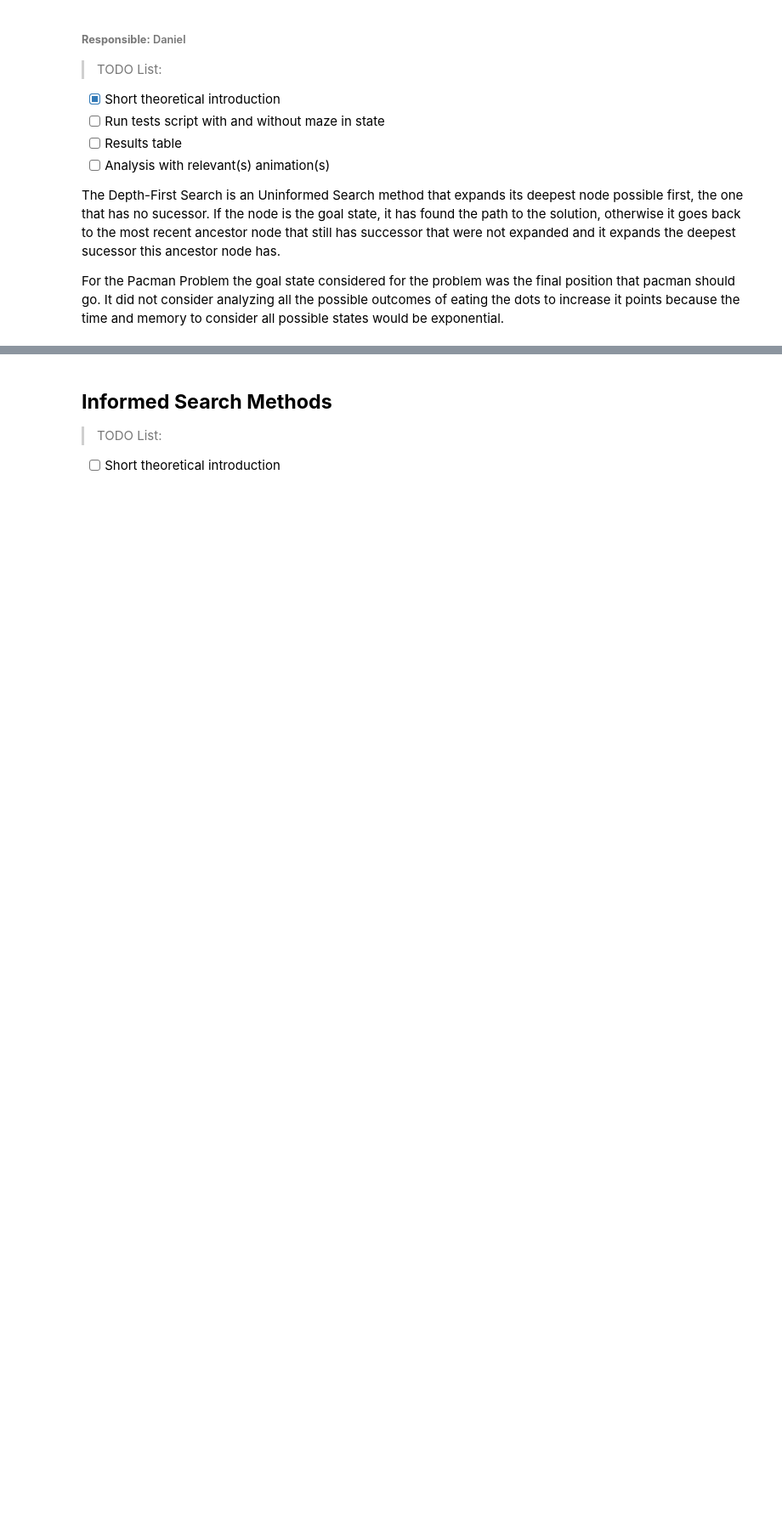
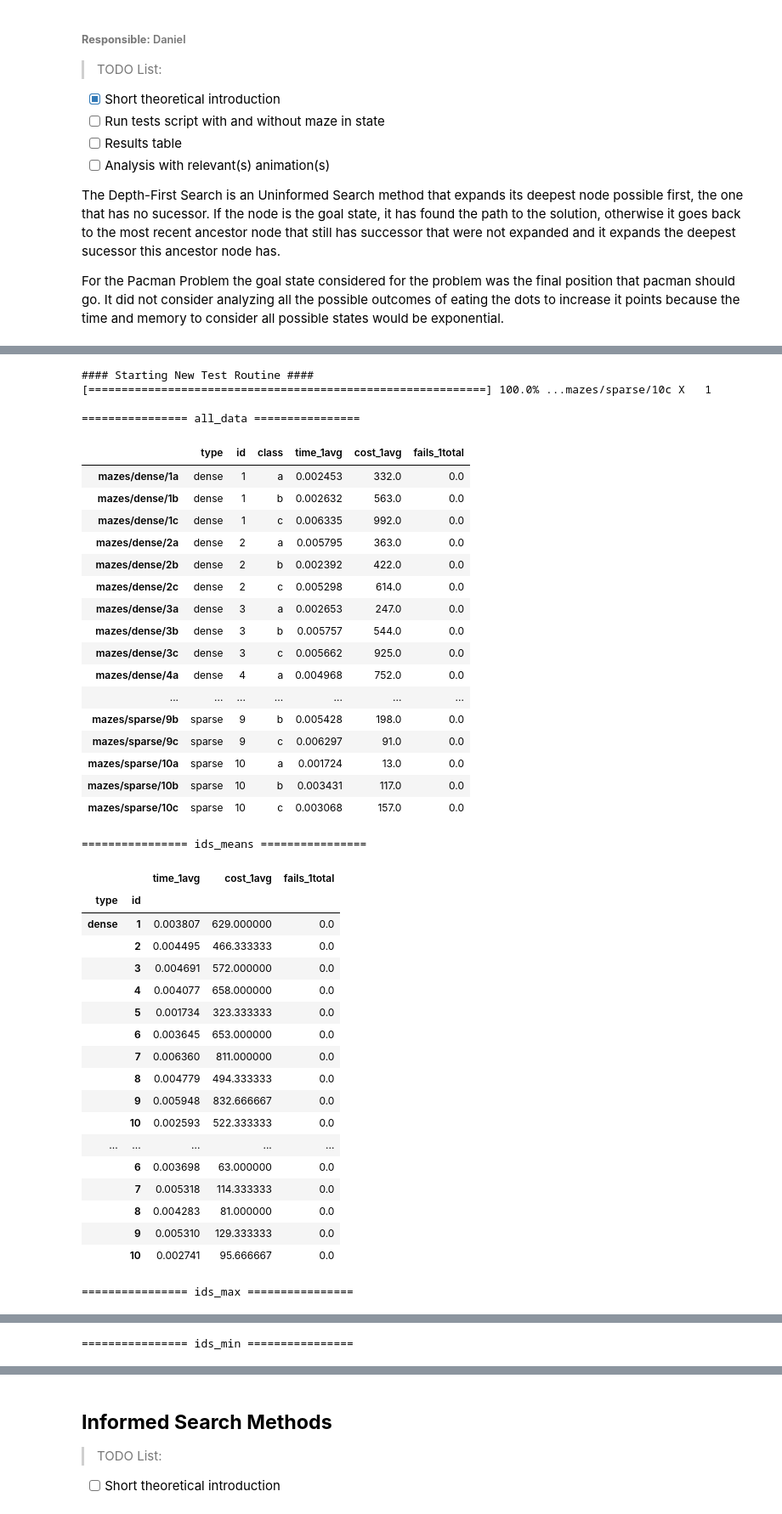
Before and after one commit to VFerrari/IntroductionToAI, a Jupyter notebook: project1.ipynb, the cells around one changed output, grey strips where cells are left out. Shown at 85% size. Cells and saved outputs as stored; diff of their text form; code cells hidden in the pictures; blank space fills up the shorter version.

Commit message:
Add DFS code with running tests inside Jupyter notebook

```diff
--- a/project1.ipynb
+++ b/project1.ipynb
@@ -251,0 +252,64 @@ For the Pacman Problem the goal state considered for the problem was the final p
+# %%
+from search import depth_first_graph_search
+from IPython.display import display
+
+def dfs_pacman(agent, maze, init, goal, *args):
+    ''' triggers DFS method and returns the score '''
+    agent.formulate_problem(init, goal, False, False, [b'-', b'|', b'o', b'_'])
+    agent.search(depth_first_graph_search)
+    return 1*agent.get_score()
+
+# Run all tests
+dataframes = run_tests(
+    test_files,
+    dfs_pacman,
+    [],
+    repeat=1,
+    out_path='data/dfs/nomaze'
+)
+
+for df in dataframes:
+    print(f'================ {df.name} ================\n')
+    display(df)
+# %% [output]
+#### Starting New Test Routine ####
+[============================================================] 100.0% ...mazes/sparse/10c X   1
+
+================ all_data ================
+|  | type | id | class | time_1avg | cost_1avg | fails_1total |
+| mazes/dense/1a | dense | 1 | a | 0.002453 | 332.0 | 0.0 |
+| mazes/dense/1b | dense | 1 | b | 0.002632 | 563.0 | 0.0 |
+| mazes/dense/1c | dense | 1 | c | 0.006335 | 992.0 | 0.0 |
+| mazes/dense/2a | dense | 2 | a | 0.005795 | 363.0 | 0.0 |
+| mazes/dense/2b | dense | 2 | b | 0.002392 | 422.0 | 0.0 |
+| mazes/dense/2c | dense | 2 | c | 0.005298 | 614.0 | 0.0 |
+| mazes/dense/3a | dense | 3 | a | 0.002653 | 247.0 | 0.0 |
+| mazes/dense/3b | dense | 3 | b | 0.005757 | 544.0 | 0.0 |
+| mazes/dense/3c | dense | 3 | c | 0.005662 | 925.0 | 0.0 |
+| mazes/dense/4a | dense | 4 | a | 0.004968 | 752.0 | 0.0 |
+| ... | ... | ... | ... | ... | ... | ... |
+| mazes/sparse/9b | sparse | 9 | b | 0.005428 | 198.0 | 0.0 |
+| mazes/sparse/9c | sparse | 9 | c | 0.006297 | 91.0 | 0.0 |
+| mazes/sparse/10a | sparse | 10 | a | 0.001724 | 13.0 | 0.0 |
+| mazes/sparse/10b | sparse | 10 | b | 0.003431 | 117.0 | 0.0 |
+| mazes/sparse/10c | sparse | 10 | c | 0.003068 | 157.0 | 0.0 |
+================ ids_means ================
+|  |  | time_1avg | cost_1avg | fails_1total |
+| type | id |  |  |  |
+| dense | 1 | 0.003807 | 629.000000 | 0.0 |
+|  | 2 | 0.004495 | 466.333333 | 0.0 |
+|  | 3 | 0.004691 | 572.000000 | 0.0 |
+|  | 4 | 0.004077 | 658.000000 | 0.0 |
+|  | 5 | 0.001734 | 323.333333 | 0.0 |
+|  | 6 | 0.003645 | 653.000000 | 0.0 |
+|  | 7 | 0.006360 | 811.000000 | 0.0 |
+|  | 8 | 0.004779 | 494.333333 | 0.0 |
+|  | 9 | 0.005948 | 832.666667 | 0.0 |
+|  | 10 | 0.002593 | 522.333333 | 0.0 |
+| ... | ... | ... | ... | ... |
+|  | 6 | 0.003698 | 63.000000 | 0.0 |
+|  | 7 | 0.005318 | 114.333333 | 0.0 |
+|  | 8 | 0.004283 | 81.000000 | 0.0 |
+|  | 9 | 0.005310 | 129.333333 | 0.0 |
+|  | 10 | 0.002741 | 95.666667 | 0.0 |
+================ ids_max ================
@@ -251,0 +334 @@ For the Pacman Problem the goal state considered for the problem was the final p
+================ ids_min ================
```
Also changed, not shown: parts of 5 cells of this notebook, 14 other files.
